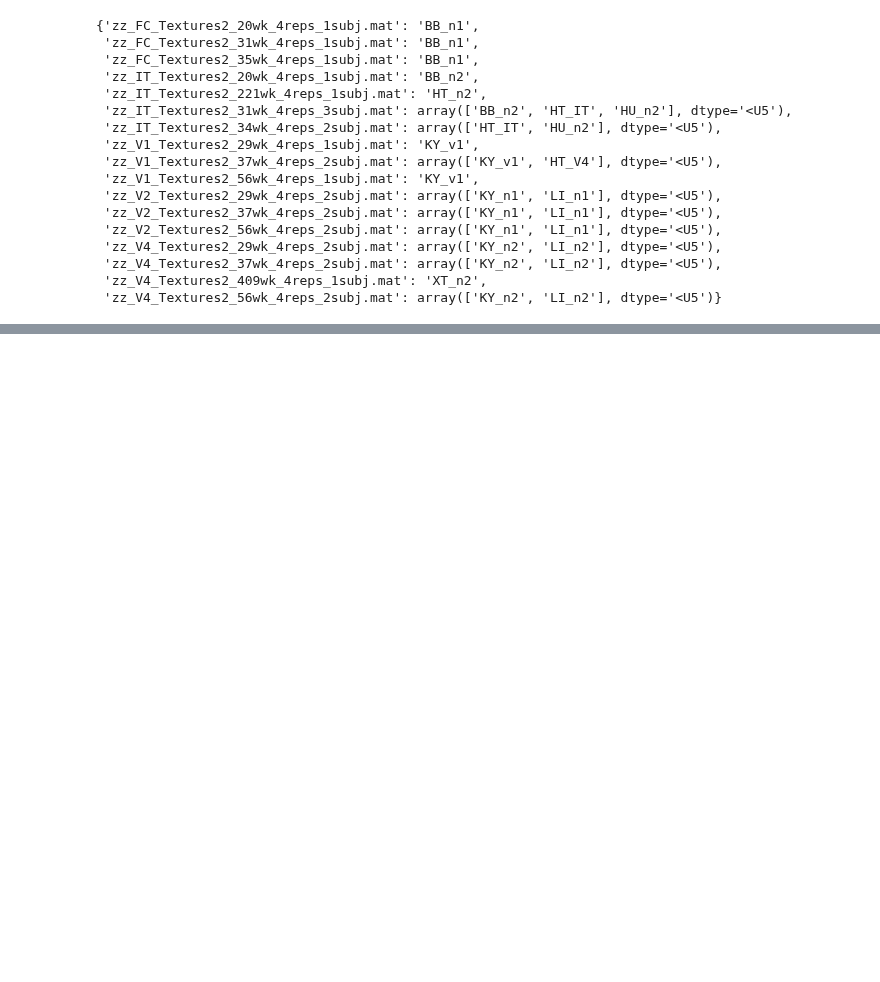
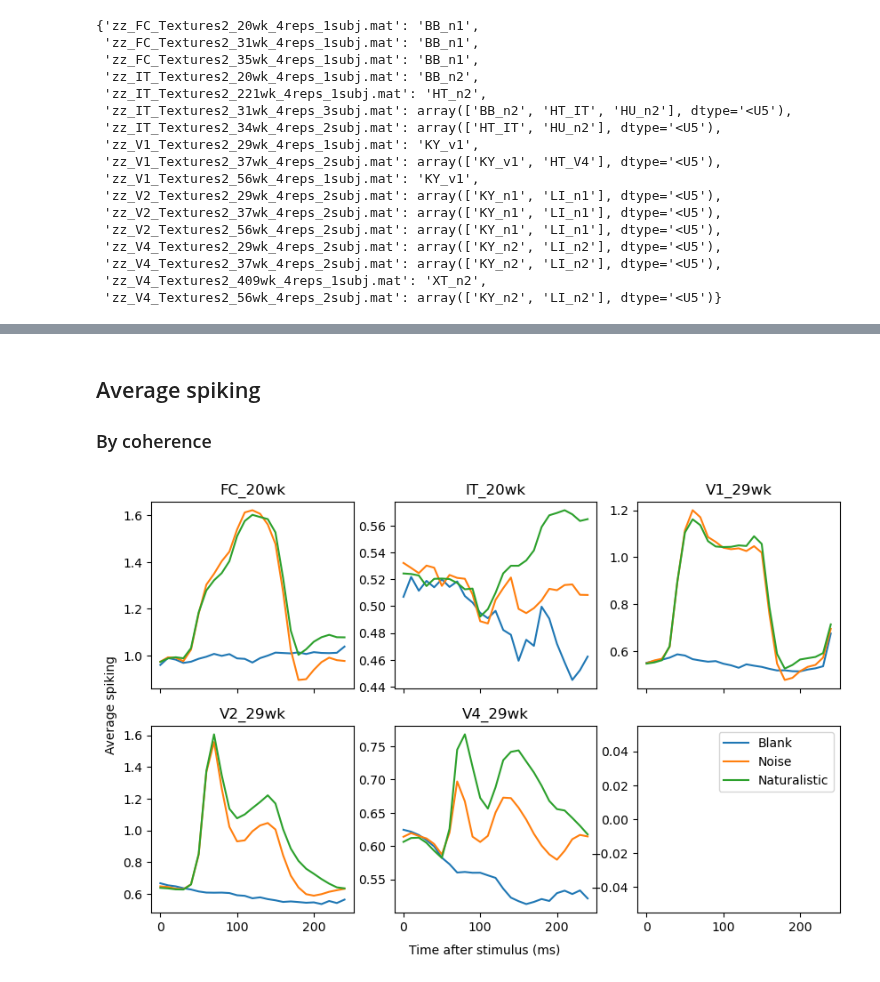
Before and after one commit to awqx/ada, a Jupyter notebook: notebooks/20260303.ipynb, the cells around one changed output, grey strips where cells are left out. Cells and saved outputs as stored; diff of their text form; code cells hidden in the pictures; blank space fills up the shorter version.

```diff
--- a/notebooks/20260303.ipynb
+++ b/notebooks/20260303.ipynb
@@ -73,5 +48,5 @@ int(re.search(r"Textures2_([0-9]+)", 'zz_FC_Textures2_20wk_4reps_1subj.mat').gro
 # %%
-from ada import load_recordings
+from ada import load_matlab_dir
 
-textures2 = load_recordings(data_dir)
+textures2 = load_matlab_dir(data_dir, silent=False)
 # %% [output]
@@ -95,0 +100,48 @@ zz_V4_Textures2_56wk_4reps_2subj.mat
+# %% [markdown]
+## Average spiking
+
+### By coherence
+# %%
+from ada import avg_by_coherence
+import numpy as np
+
+coherences = {}
+
+for sesh in textures2.keys():
+    coherence_sesh = avg_by_coherence(textures2[sesh])
+    coherence_avg = np.nanmean(np.stack(list(coherence_sesh.avgs.values())), axis=2)
+    coherences[sesh] = coherence_avg
+# %%
+sesh_keys = area_codes[['area', 'wks_old']].apply(lambda row: '_'.join(row.values.astype(str)) + "wk", axis=1)
+
+young_sesh_keys = list(sesh_keys[area_codes.session_no == 1])
+older_sesh_keys = list(sesh_keys[area_codes.session_no == 3])
+# %%
+import matplotlib.pyplot as plt
+import numpy as np
+
+fig, axs = plt.subplots(2, 3, figsize=(10, 6), sharex=True, sharey=False)
+axs_ = axs.flatten()
+coherence_labels = ['Blank', 'Noise', 'Naturalistic']
+
+
+for i, key in enumerate(young_sesh_keys):
+    ax = axs_[i]
+    coherence_avg = coherences[key]
+    for row, label in zip(coherence_avg, coherence_labels):
+        ax.plot(np.arange(0, 25) * 10, row[50:75], label=label)
+    ax.set_title(key)
+
+ax = axs_[5]
+for i in coherence_labels:
+    ax.plot(0, 0, label=i)
+ax.legend()
+
+# Set common labels
+
+# plt.tight_layout()
+fig.text(0.5, 0.04, 'Time after stimulus (ms)', ha='center', va='center')
+fig.text(0.08, 0.5, 'Average spiking', ha='center', va='center', rotation='vertical')
+plt.show()
+# %% [output]
+[figure, added]
```
Also changed, not shown: parts of 12 cells of this notebook, 1 other file.
